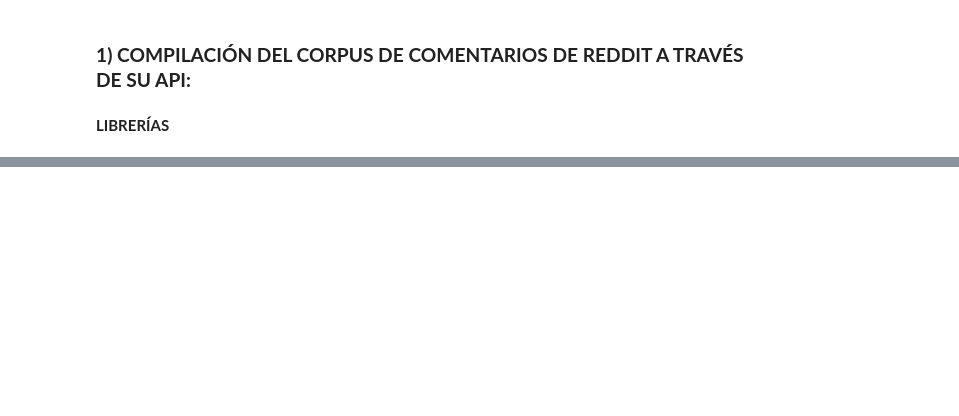
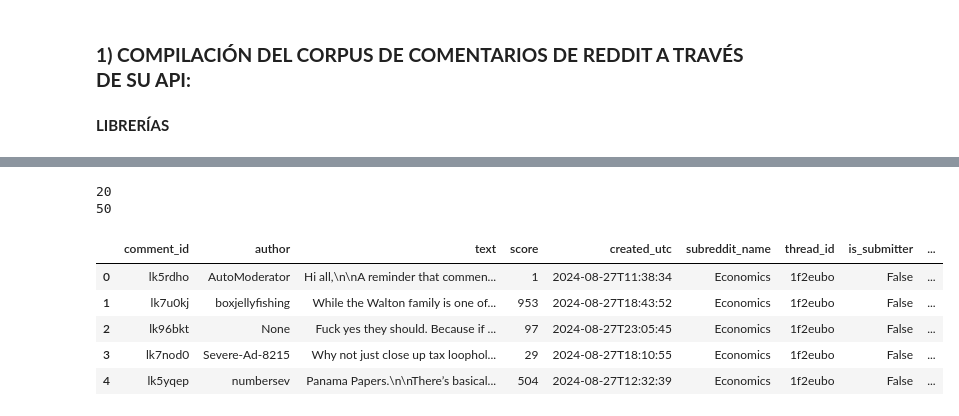
Before and after one commit to rubengilmartinez/NLP-Reddit-Project, a Jupyter notebook: NLP_application.ipynb, the cells around one changed output, grey strips where cells are left out. Drawn from its saved outputs; the diff is of its cells as text; code cells hidden in the pictures; blank space fills up the shorter version.

Commit message:
Final JSON files with Reddit comments have been gotten

```diff
--- a/NLP_application.ipynb
+++ b/NLP_application.ipynb
@@ -29,8 +44,6 @@ import re
 reddit = praw.Reddit(
     client_id='v4Ozy7so3ZR5n-i4r7Spqw',
     client_secret='iDAtL0KxYY9ky4GyPWyUM2OAZ4LnBg',
-    user_agent='dl-pln-2025-RGM-GLP',
-    username='Solid_Valuable_2275',
-    password='ABCdef12345%'
+    user_agent='dl-pln-2025-RGM-GLP'
 )
 # %%
@@ -236,0 +222,7 @@ Seguimiento del progreso mediante mensajes
+# %%
+# Leer el archivo JSON
+with open('datasets/Economics_data_2.0.json', 'r') as file:
+    economics = json.load(file)
+
+# Mostrar el objeto JSON
+print(economics)
@@ -236,0 +231,4 @@ Seguimiento del progreso mediante mensajes
+# %%
+Economics_threads = pd.DataFrame(economics['threads'])
+Economics_threads.head(5)  # Mostrar las primeras 5 filas del DataFrame
+Economics_threads.info()  # Información general del DataFrame
@@ -236,0 +253,18 @@ Seguimiento del progreso mediante mensajes
+# %%
+for thread in range(len(Economics_threads)):
+    Economics_comments = pd.DataFrame(economics['threads'][thread]['comments'])
+# %%
+print(len(Economics_threads))  # Número total de hilos
+print(len(Economics_comments))  # Número total de comentarios
+# %% [output]
+20
+50
+# %%
+Economics_comments.head(5)  # Mostrar las primeras 5 filas del DataFrame
+# %% [output]
+|  | comment_id | author | text | score | created_utc | subreddit_name | thread_id | is_submitter | ... |
+| 0 | lk5rdho | AutoModerator | Hi all,\n\nA reminder that commen... | 1 | 2024-08-27T11:38:34 | Economics | 1f2eubo | False | ... |
+| 1 | lk7u0kj | boxjellyfishing | While the Walton family is one of... | 953 | 2024-08-27T18:43:52 | Economics | 1f2eubo | False | ... |
+| 2 | lk96bkt | None | Fuck yes they should. Because if ... | 97 | 2024-08-27T23:05:45 | Economics | 1f2eubo | False | ... |
+| 3 | lk7nod0 | Severe-Ad-8215 | Why not just close up tax loophol... | 29 | 2024-08-27T18:10:55 | Economics | 1f2eubo | False | ... |
+| 4 | lk5yqep | numbersev | Panama Papers.\n\nThere’s basical... | 504 | 2024-08-27T12:32:39 | Economics | 1f2eubo | False | ... |
```
Also changed, not shown: parts of 13 cells of this notebook, 7 other files.
